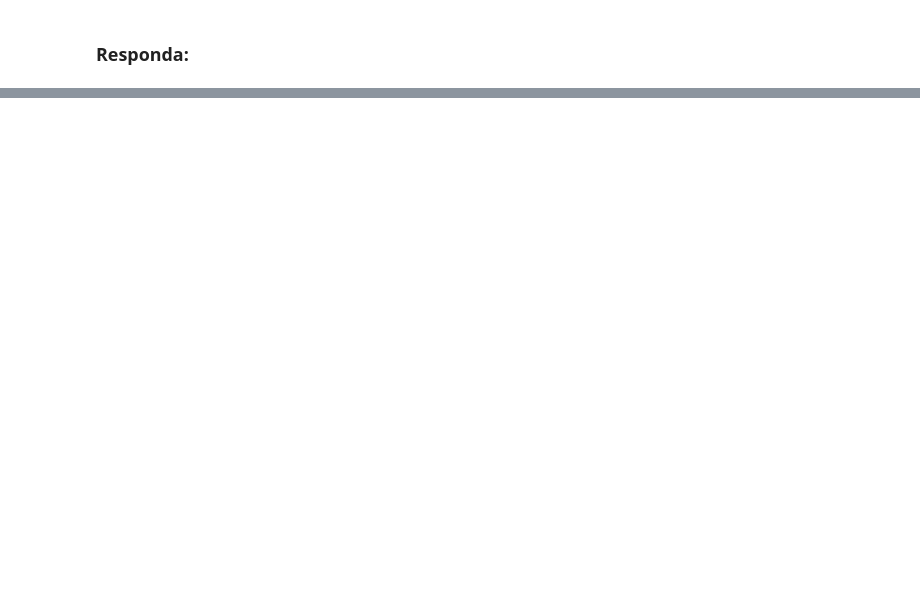
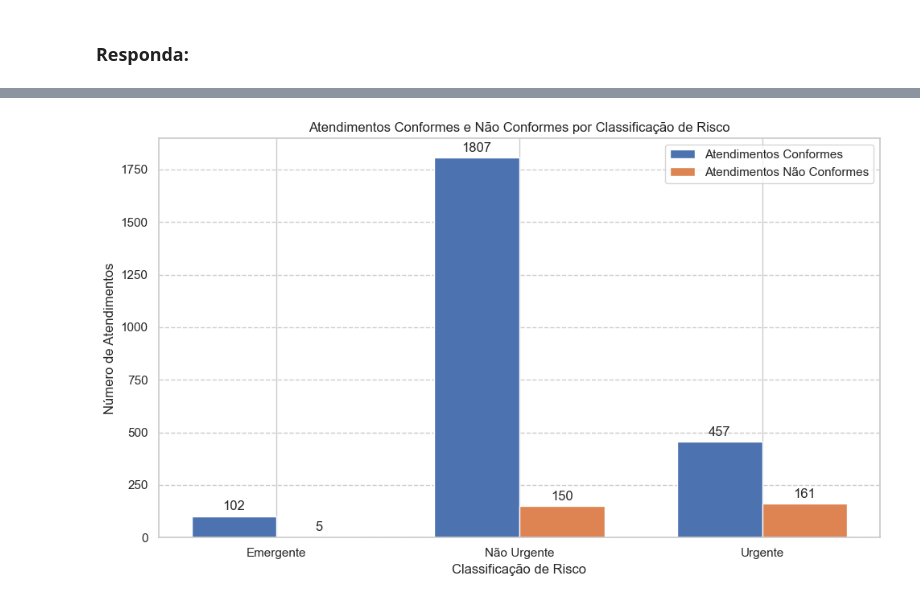
Before and after one commit to moises-rb/Analise_Dados, a Jupyter notebook: Green_Belt/Ex01/03-atendimento_UPA.ipynb, the cells around one changed output, grey strips where cells are left out. Cells and saved outputs as stored; diff of their text form; code cells hidden in the pictures; blank space fills up the shorter version.

```diff
--- a/Green_Belt/Ex01/03-atendimento_UPA.ipynb
+++ b/Green_Belt/Ex01/03-atendimento_UPA.ipynb
@@ -47,0 +221,11 @@ c) Há diferenças em relação aos atrasos de acordo com cada classificação d
+# %%
+import pandas as pd
+import matplotlib.pyplot as plt
+import seaborn as sns
+
+# Supondo que seu DataFrame 'df' já exista e tenha as colunas 'Classificação de Risco' e 'Status'
+
+df_agrupado_barras = df.groupby(['Classificação de Risco', 'Tempo de Atendimento']).size().unstack(fill_value=0)
+
+print("DataFrame Agrupado para Gráfico de Barras:")
+df_agrupado_barras
@@ -47,0 +239,33 @@ c) Há diferenças em relação aos atrasos de acordo com cada classificação d
+# %%
+import matplotlib.pyplot as plt
+import numpy as np
+
+categorias_risco = df_agrupado_barras.index
+largura_barra = 0.35
+x = np.arange(len(categorias_risco))
+
+fig, ax = plt.subplots(figsize=(10, 6))
+barra_conforme = ax.bar(x - largura_barra/2, df_agrupado_barras['Conforme'], largura_barra, label='Atendimentos Conformes')
+barra_nao_conforme = ax.bar(x + largura_barra/2, df_agrupado_barras['Não conforme'], largura_barra, label='Atendimentos Não Conformes')
+
+# Função para formatar os rótulos em percentual
+def formatar_percentual(valor):
+    total = df_agrupado_barras.loc[categorias_risco[x[list(barra_conforme).index(valor.artist)]], ['Conforme', 'Não conforme']].sum()
+    percentual = (valor.datavalue / total) * 100
+    return f'{percentual:.1f}%'
+
+# Adicionando rótulos de dados
+ax.bar_label(barra_conforme, padding=3)
+ax.bar_label(barra_nao_conforme, padding=3)
+
+ax.set_xlabel('Classificação de Risco')
+ax.set_ylabel('Número de Atendimentos')
+ax.set_title('Atendimentos Conformes e Não Conformes por Classificação de Risco')
+ax.set_xticks(x)
+ax.set_xticklabels(categorias_risco)
+ax.legend()
+ax.grid(axis='y', linestyle='--')
+plt.tight_layout()
+plt.show()
+# %% [output]
+[figure, added]
```
Also changed, not shown: parts of 15 cells of this notebook.
